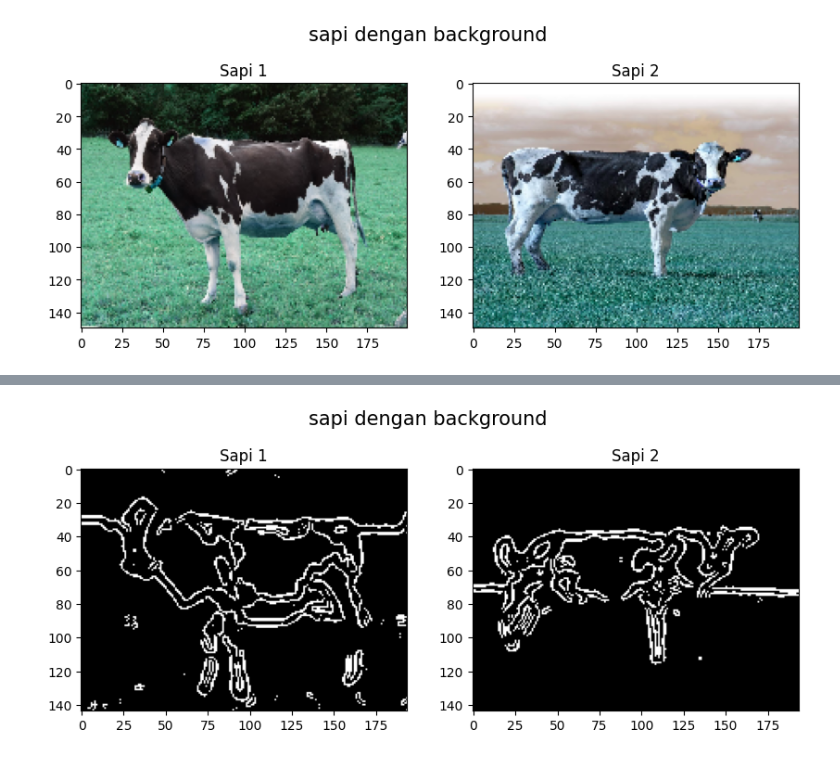
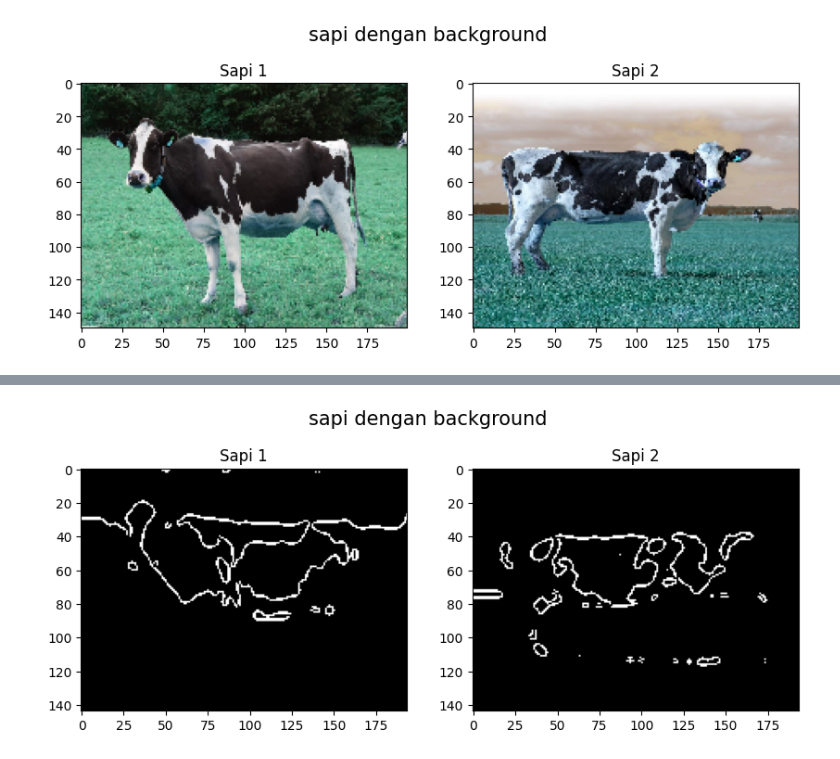
Before and after one commit to naragift/sapixy, a Jupyter notebook: main.ipynb, the cells around one changed output, grey strips where cells are left out. Drawn from its saved outputs; the diff is of its cells as text; code cells hidden in the pictures.

Commit message:
update image no background

```diff
--- a/main.ipynb
+++ b/main.ipynb
@@ -295,8 +247,8 @@ display_im2(sapi_dgn_bg1, sapi_dgn_bg2, title='sapi dengan background')
 # %% [output]
 [figure]
 # %%
-resized_image4 = resize_image(sapi_dgn_bg1, new_width, new_height)
-resized_image5 = resize_image(sapi_dgn_bg2, new_width, new_height)
+resized_image4 = resize_image(image4, new_width, new_height)
+resized_image5 = resize_image(image5, new_width, new_height)
 
 display_im2(resized_image4, resized_image5, title='sapi dengan background')
 # %% [output]
@@ -364,0 +256,5 @@ display_im2(normalized_image1, normalized_image2, title='sapi dengan background'
+# %%
+blurred_image4 = gaussian_blur(resized_image4, 5, 1.5)
+blurred_image5 = gaussian_blur(resized_image5, 5, 1.5)
+
+display_im2(blurred_image4, blurred_image5, title='sapi dengan background')
@@ -364,0 +263,5 @@ display_im2(normalized_image1, normalized_image2, title='sapi dengan background'
+# %%
+normalized_image4 = normalized(blurred_image4)
+normalized_image5 = normalized(blurred_image5)
+
+display_im2(normalized_image4, normalized_image5, title='sapi dengan background')
@@ -364,0 +270,5 @@ display_im2(normalized_image1, normalized_image2, title='sapi dengan background'
+# %%
+segmented_image4 = segmentation(normalized_image4, 70)
+segmented_image5 = segmentation(normalized_image5, 70)
+
+display_im2(segmented_image4, segmented_image5, title='sapi dengan background')
@@ -420,33 +332,33 @@ def canny_edges_detection(image):
             gradient_row_y.append(gy)
         gradient_x.append(gradient_row_x)
         gradient_y.append(gradient_row_y)
 
     # Calculate edge magnitude
     edge_magnitude = []
     for i in range(len(gradient_x)):
         magnitude_row = []
         for j in range(len(gradient_x[i])):
             magnitude = (gradient_x[i][j]**2 + gradient_y[i][j]**2) ** 0.5
             magnitude_row.append(magnitude)
         edge_magnitude.append(magnitude_row)
 
     # Apply thresholding to extract strong edges
     canny_edges = []
     for i in range(len(edge_magnitude)):
         edges_row = []
         for j in range(len(edge_magnitude[i])):
             if edge_magnitude[i][j] >= sobel_threshold:
                 edges_row.append(255)
             else:
                 edges_row.append(0)
         canny_edges.append(edges_row)
 
     return canny_edges
 
 # Display the edges
-canny_edges1 = canny_edges_detection(graph_cut_segmentation1)
-canny_edges2 = canny_edges_detection(graph_cut_segmentation2)
+canny_edges1 = canny_edges_detection(segmented_image4)
+canny_edges2 = canny_edges_detection(segmented_image5)
 
 display_im2(canny_edges1, canny_edges2, title='sapi dengan background')
 # %% [output]
-[figure, old version]
+[figure, new version]
```
Also changed, not shown: parts of 18 cells of this notebook.
